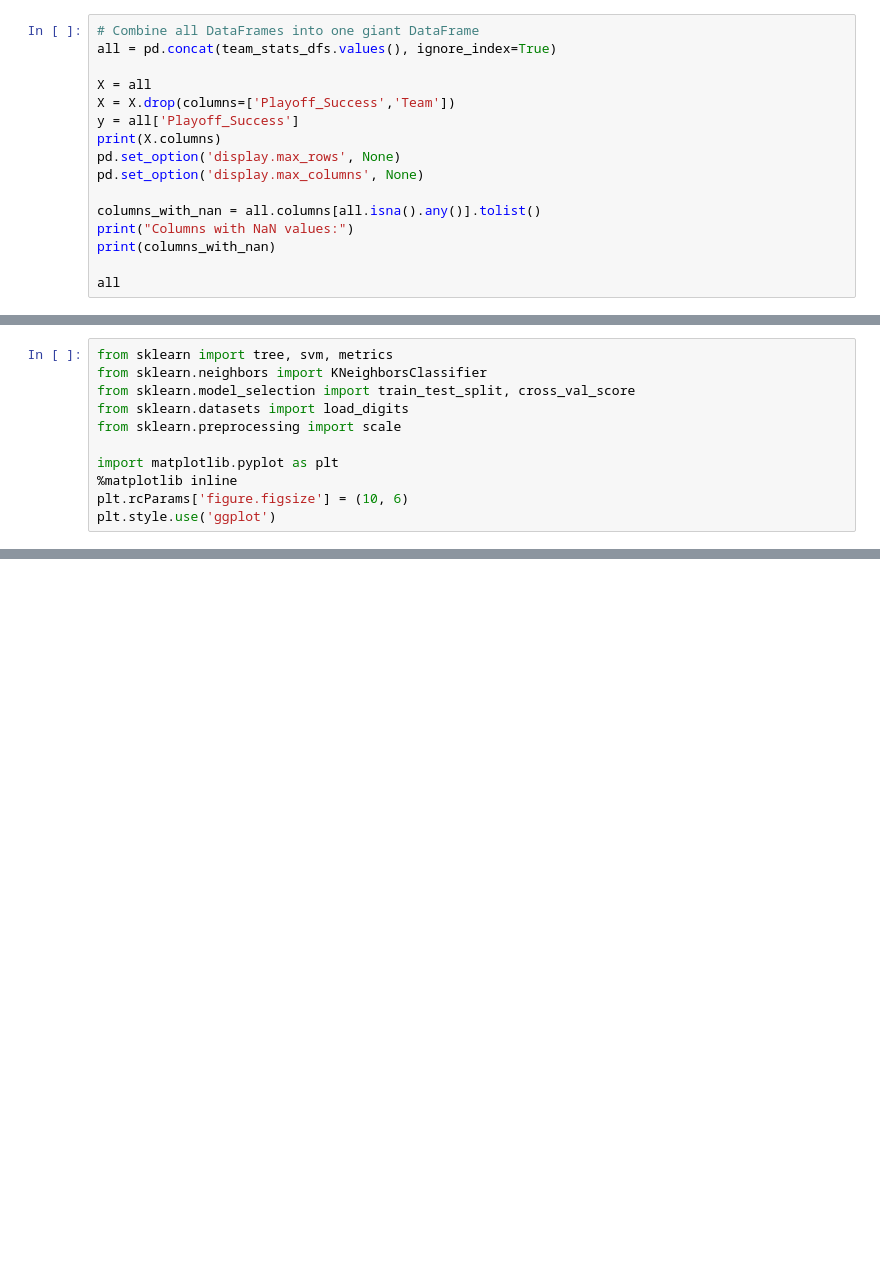
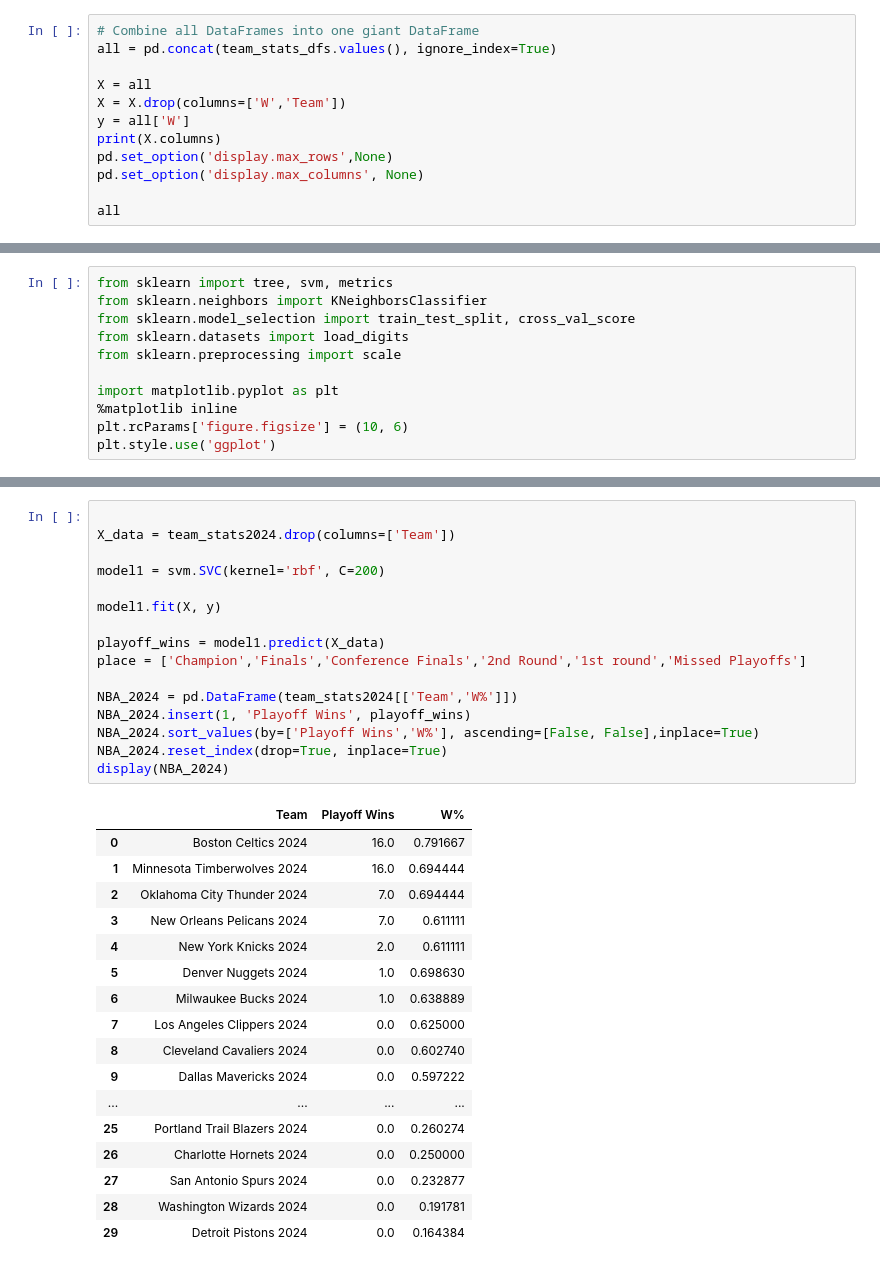
Before and after one commit to Johnchae09/COMP_5360, a Jupyter notebook: TeamStats/ChampionPrediction.ipynb, the cells around one changed output, grey strips where cells are left out. Drawn from its saved outputs; the diff is of its cells as text; blank space fills up the shorter version.

Commit message:
Worked on Champion Prediction
changed categories from placement to number of playoff wins

```diff
--- a/TeamStats/ChampionPrediction.ipynb
+++ b/TeamStats/ChampionPrediction.ipynb
@@ -105,16 +121,12 @@ for i in range(24):
 all = pd.concat(team_stats_dfs.values(), ignore_index=True)
 
 X = all
-X = X.drop(columns=['Playoff_Success','Team'])
-y = all['Playoff_Success']
+X = X.drop(columns=['W','Team'])
+y = all['W']
 print(X.columns)
-pd.set_option('display.max_rows', None)
+pd.set_option('display.max_rows',None)
 pd.set_option('display.max_columns', None)
 
-columns_with_nan = all.columns[all.isna().any()].tolist()
-print("Columns with NaN values:")
-print(columns_with_nan)
-
 all
 # %% [output]
 Index(['FG', 'FGA', 'FG%', '3P', '3PA', '3P%', '2P', '2PA', '2P%', 'FT', 'FTA',
@@ -200,0 +242,34 @@ Accuracy =  0.6783216783216783
+# %%
+
+X_data = team_stats2024.drop(columns=['Team'])
+
+model1 = svm.SVC(kernel='rbf', C=200)
+
+model1.fit(X, y)
+
+playoff_wins = model1.predict(X_data)
+place = ['Champion','Finals','Conference Finals','2nd Round','1st round','Missed Playoffs']
+
+NBA_2024 = pd.DataFrame(team_stats2024[['Team','W%']])
+NBA_2024.insert(1, 'Playoff Wins', playoff_wins)
+NBA_2024.sort_values(by=['Playoff Wins','W%'], ascending=[False, False],inplace=True)
+NBA_2024.reset_index(drop=True, inplace=True)
+display(NBA_2024)
+# %% [output]
+|  | Team | Playoff Wins | W% |
+| 0 | Boston Celtics 2024 | 16.0 | 0.791667 |
+| 1 | Minnesota Timberwolves 2024 | 16.0 | 0.694444 |
+| 2 | Oklahoma City Thunder 2024 | 7.0 | 0.694444 |
+| 3 | New Orleans Pelicans 2024 | 7.0 | 0.611111 |
+| 4 | New York Knicks 2024 | 2.0 | 0.611111 |
+| 5 | Denver Nuggets 2024 | 1.0 | 0.698630 |
+| 6 | Milwaukee Bucks 2024 | 1.0 | 0.638889 |
+| 7 | Los Angeles Clippers 2024 | 0.0 | 0.625000 |
+| 8 | Cleveland Cavaliers 2024 | 0.0 | 0.602740 |
+| 9 | Dallas Mavericks 2024 | 0.0 | 0.597222 |
+| ... | ... | ... | ... |
+| 25 | Portland Trail Blazers 2024 | 0.0 | 0.260274 |
+| 26 | Charlotte Hornets 2024 | 0.0 | 0.250000 |
+| 27 | San Antonio Spurs 2024 | 0.0 | 0.232877 |
+| 28 | Washington Wizards 2024 | 0.0 | 0.191781 |
+| 29 | Detroit Pistons 2024 | 0.0 | 0.164384 |
```
Also changed, not shown: parts of 4 cells of this notebook, 4 other files.
